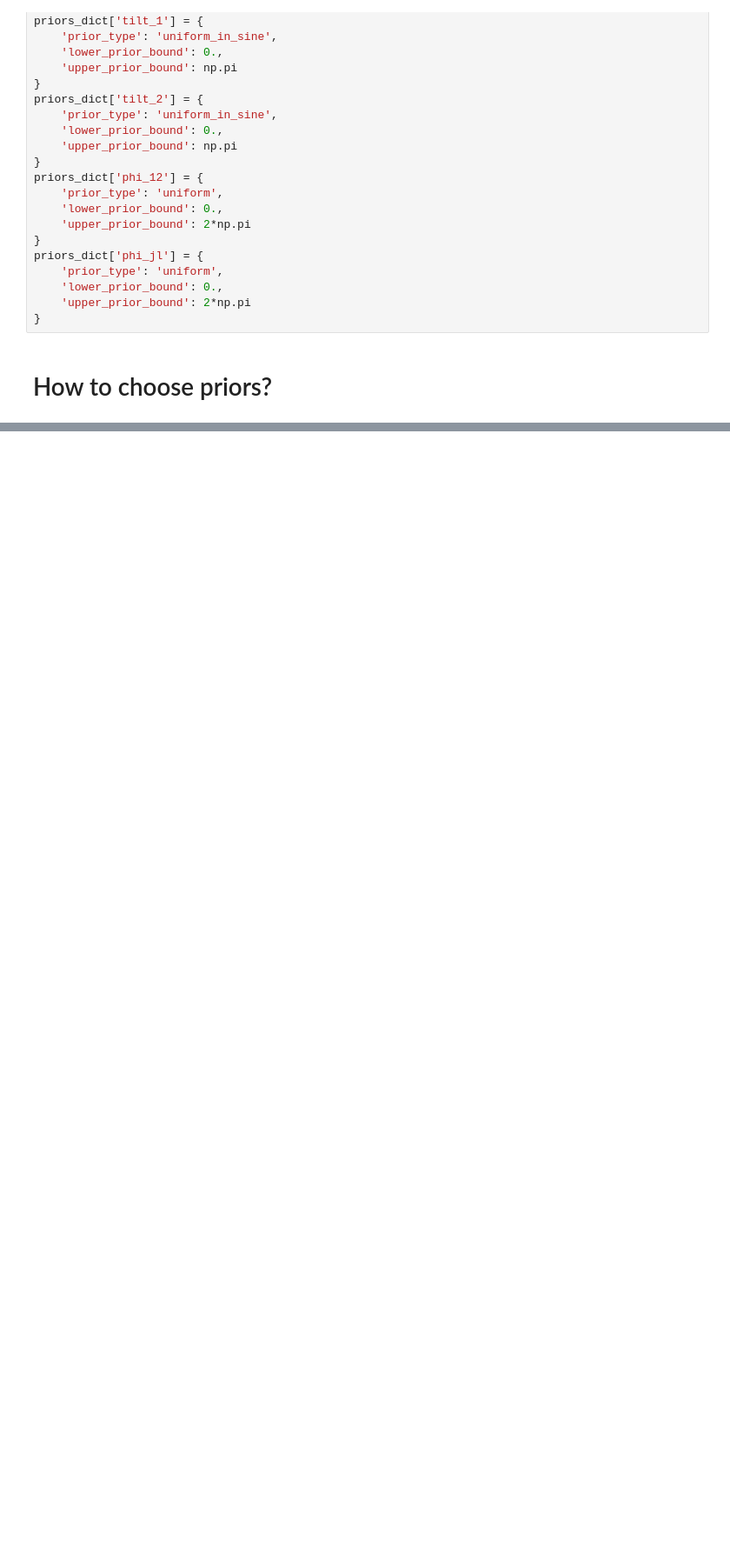
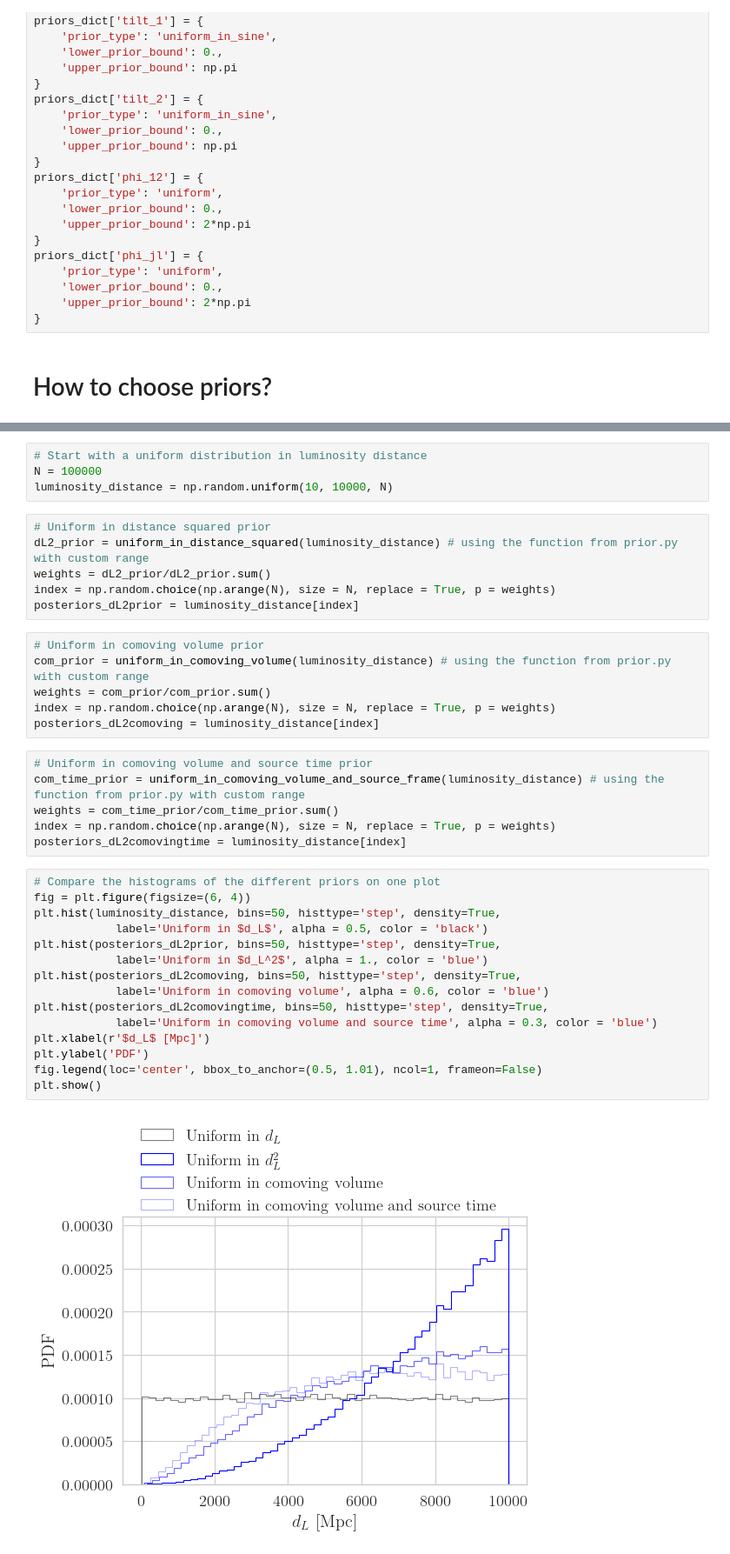
Before and after one commit to janosch314/GWFish, a Jupyter notebook: priors_tutorial.ipynb, the cells around one changed output, grey strips where cells are left out. Shown at 87% size. Cells and saved outputs as stored; diff of their text form; blank space fills up the shorter version.

```diff
--- a/priors_tutorial.ipynb
+++ b/priors_tutorial.ipynb
@@ -267,0 +366,39 @@ Choosing `chirp_mass` and `mass_ratio` parametrization offers a better outcome w
+# %%
+# Start with a uniform distribution in luminosity distance
+N = 100000
+luminosity_distance = np.random.uniform(10, 10000, N)
+# %%
+# Uniform in distance squared prior
+dL2_prior = uniform_in_distance_squared(luminosity_distance) # using the function from prior.py with custom range
+weights = dL2_prior/dL2_prior.sum()
+index = np.random.choice(np.arange(N), size = N, replace = True, p = weights)
+posteriors_dL2prior = luminosity_distance[index]
+# %%
+# Uniform in comoving volume prior
+com_prior = uniform_in_comoving_volume(luminosity_distance) # using the function from prior.py with custom range
+weights = com_prior/com_prior.sum()
+index = np.random.choice(np.arange(N), size = N, replace = True, p = weights)
+posteriors_dL2comoving = luminosity_distance[index]
+# %%
+# Uniform in comoving volume and source time prior
+com_time_prior = uniform_in_comoving_volume_and_source_frame(luminosity_distance) # using the function from prior.py with custom range
+weights = com_time_prior/com_time_prior.sum()
+index = np.random.choice(np.arange(N), size = N, replace = True, p = weights)
+posteriors_dL2comovingtime = luminosity_distance[index]
+# %%
+# Compare the histograms of the different priors on one plot
+fig = plt.figure(figsize=(6, 4))
+plt.hist(luminosity_distance, bins=50, histtype='step', density=True,
+            label='Uniform in $d_L$', alpha = 0.5, color = 'black')
+plt.hist(posteriors_dL2prior, bins=50, histtype='step', density=True,
+            label='Uniform in $d_L^2$', alpha = 1., color = 'blue')
+plt.hist(posteriors_dL2comoving, bins=50, histtype='step', density=True,
+            label='Uniform in comoving volume', alpha = 0.6, color = 'blue')
+plt.hist(posteriors_dL2comovingtime, bins=50, histtype='step', density=True,
+            label='Uniform in comoving volume and source time', alpha = 0.3, color = 'blue')
+plt.xlabel(r'$d_L$ [Mpc]')
+plt.ylabel('PDF')
+fig.legend(loc='center', bbox_to_anchor=(0.5, 1.01), ncol=1, frameon=False)
+plt.show()
+# %% [output]
+[figure, added]
```
Also changed, not shown: parts of 14 cells of this notebook.
